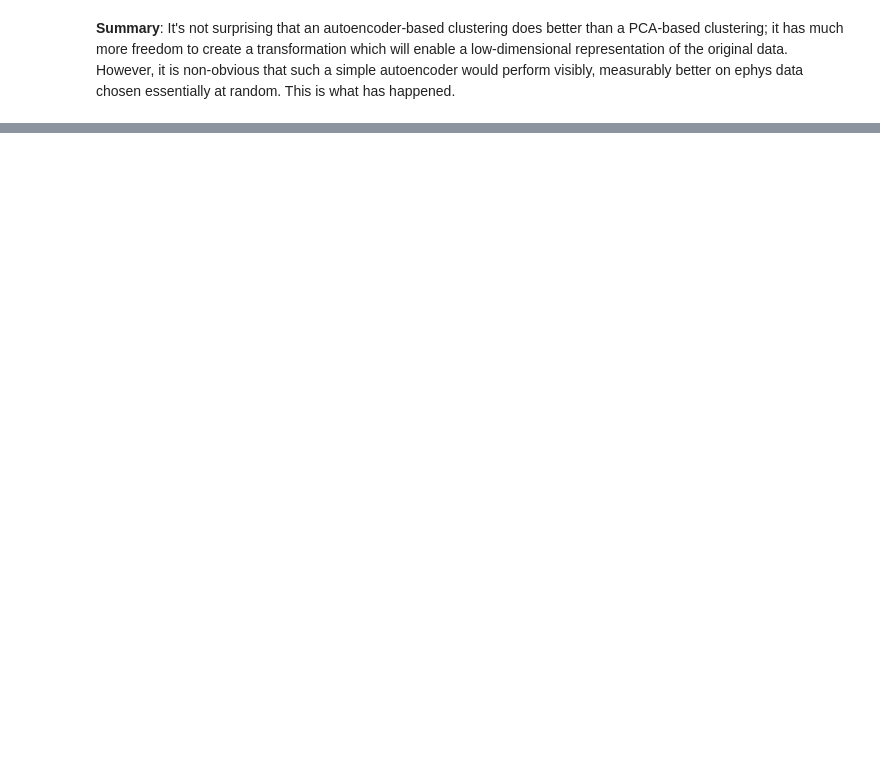
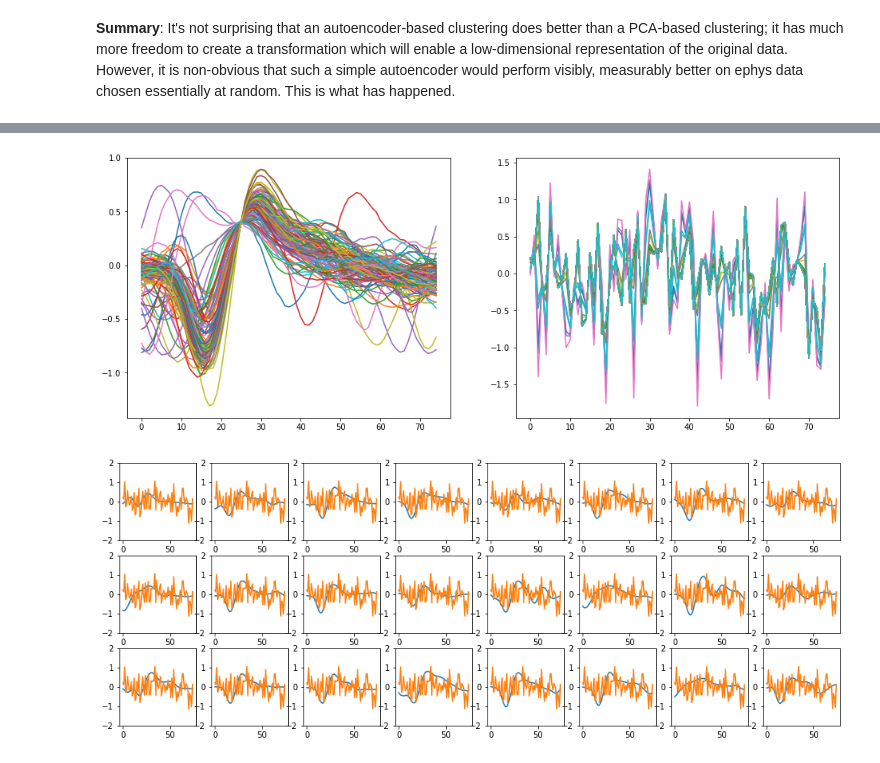
Before and after one commit to mattphillipsphd/autoenc, a Jupyter notebook: AutoEncode-waves.ipynb, the cells around one changed output, grey strips where cells are left out. Saved outputs shown, nothing was run; the diff lists cells and outputs as text; code cells hidden in the pictures; blank space fills up the shorter version.

```diff
--- a/AutoEncode-waves.ipynb
+++ b/AutoEncode-waves.ipynb
@@ -386,0 +458,7 @@ Under construction, check back soon.
+# %%
+conf["numh"] = 3
+conf["num_filts"] = 8
+conf["filt_size"] = int(np.round(g_num_samps / 8))
+conf["pool_size"] = 4
+
+print("Filt size: " + str(conf["filt_size"]))
@@ -386,0 +469,2 @@ Under construction, check back soon.
+# %%
+x = tf.placeholder(tf.float32, shape=(None, g_num_samps), name="x")
@@ -386,0 +548,24 @@ Under construction, check back soon.
+# %%
+with tf.name_scope("conv_mse"):
+    sq_error = tf.reduce_mean(np.square(out - x), axis=1)
+    mse = tf.reduce_mean( sq_error, name="mse" )
+    tf.summary.scalar("mse", mse)
+
+with tf.name_scope("conv_opt"):
+    optimizer = tf.train.GradientDescentOptimizer(learning_rate=conf["lr"])
+    training_op = optimizer.minimize(mse)
+# %%
+with tf.device("/gpu:0"):
+    config = tf.ConfigProto(allow_soft_placement = True)
+    config.gpu_options.allow_growth = True
+    sess = tf.Session(config=config)
+    sess.run(tf.global_variables_initializer())
+
+    merged = tf.summary.merge_all()
+    train_writer = tf.summary.FileWriter(LOG_DIR, sess.graph)
+
+    for i in range(conf["num_epochs"]):
+        summary,_ = sess.run([merged, training_op], feed_dict={x : g_waves})
+        train_writer.add_summary(summary, i)
+        if i%100 == 0:
+            print(mse.eval(session=sess, feed_dict={x : g_waves}))
@@ -386,0 +593,12 @@ Under construction, check back soon.
+# %%
+fig, axs = plt.subplots(1,2, figsize=(16,6))
+waves_out = out.eval(session=sess, feed_dict={x : g_waves})
+X = range(g_num_samps)
+for i in range(100):
+    axs[0].plot(X, g_waves[i,:])
+    axs[1].plot(X,waves_out[i,:])
+
+showExamples(out, sess)
+# %% [output]
+[figure, added]
+[figure, added]
```
Also changed, not shown: parts of 27 cells of this notebook.
